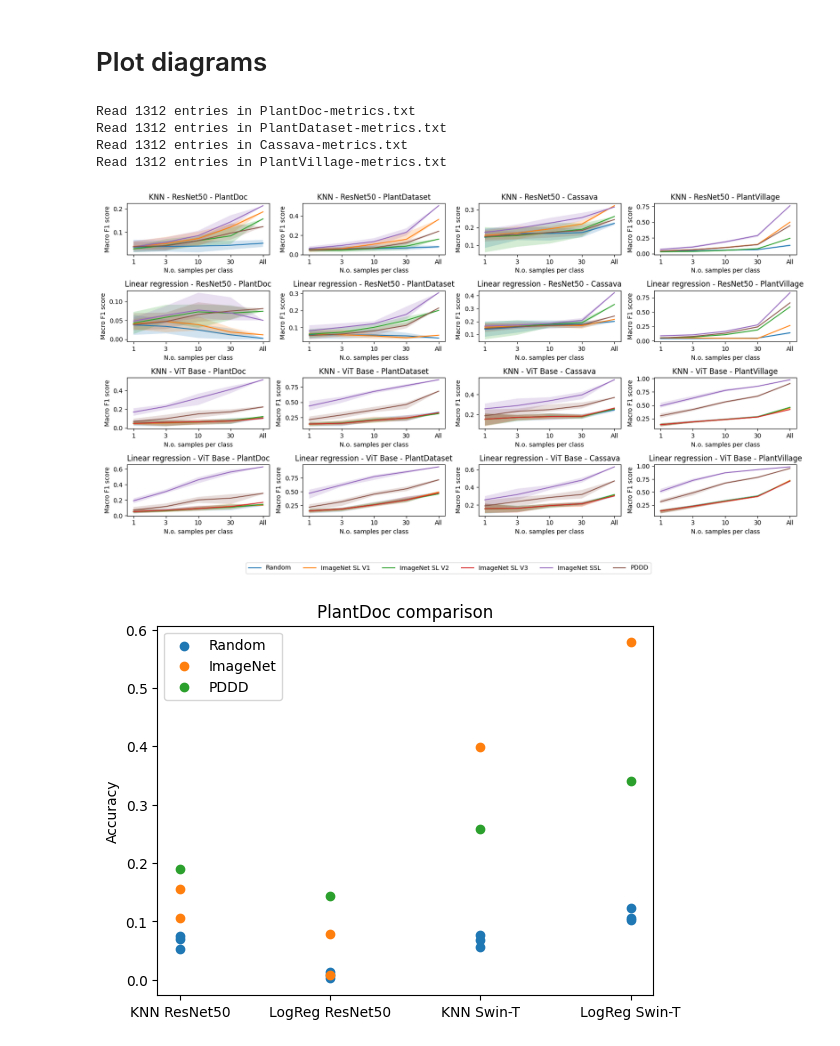
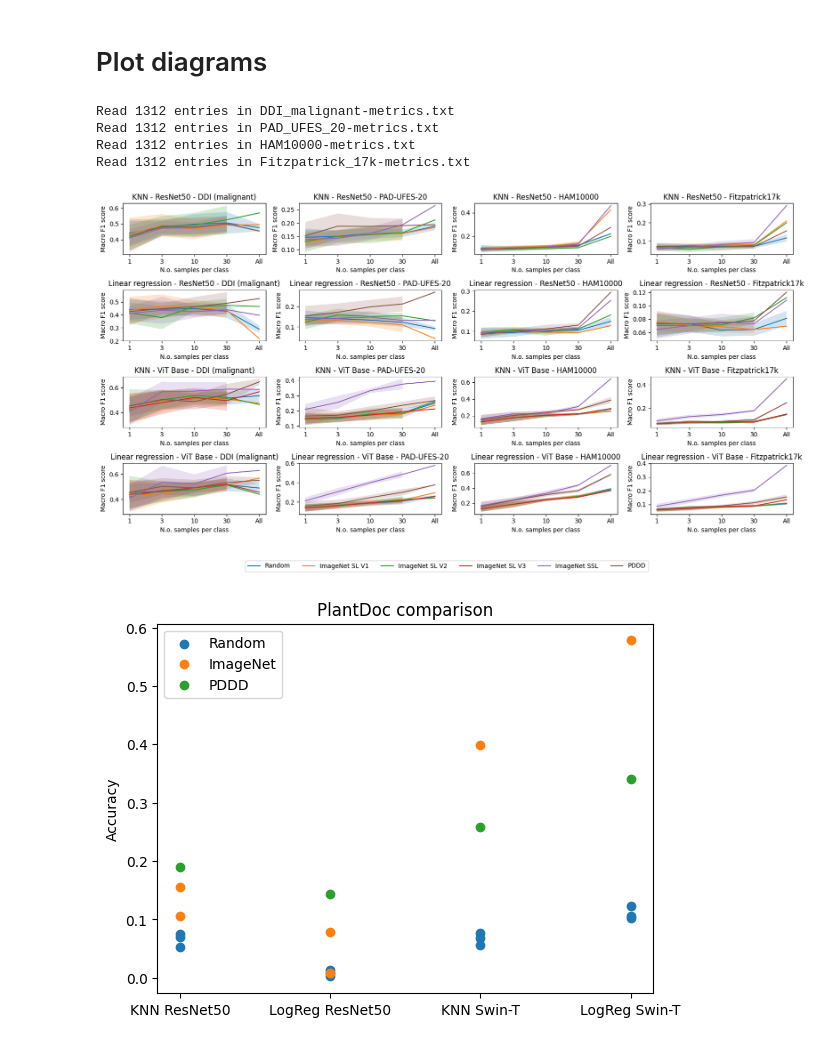
Before and after one commit to AlexanderPeter/thesis, a Jupyter notebook: code/19_plot_diagrams.ipynb, the cells around one changed output. Drawn from its saved outputs; the diff is of its cells as text; code cells hidden in the pictures.

Commit message:
add derma metrics

```diff
--- a/code/19_plot_diagrams.ipynb
+++ b/code/19_plot_diagrams.ipynb
@@ -32,10 +32,14 @@ model_configs = {
 }
 dataset_configs = {
     # "Cassava mini": r"Cassava_Mini-", #
-    "PlantDoc": r"PlantDoc-",  #
-    "PlantDataset": r"PlantDataset-",  #
-    "Cassava": r"Cassava-",  #
-    "PlantVillage": r"PlantVillage-",  #
+    # "PlantDoc": r"PlantDoc-",  #
+    # "PlantDataset": r"PlantDataset-",  #
+    # "Cassava": r"Cassava-",  #
+    # "PlantVillage": r"PlantVillage-",  #
+    "DDI (malignant)": r"DDI_malignant-",
+    "PAD-UFES-20": r"PAD_UFES_20-",
+    "HAM10000": r"HAM10000-",
+    "Fitzpatrick17k": r"Fitzpatrick_17k-"
 }
 # %%
 def number_to_string(value):
@@ -98,45 +102,45 @@ for column, dataset_key in enumerate(dataset_configs):
                 row = row_1 * len(model_configs) + row_2
 
                 df_val = df_model.groupby(["number_of_samples"]).agg(
-                    {"f1_macro": ["mean", "min", "max"]}
+                    {"f1_macro": ["mean", "std"]}
                 )
                 df_val.columns = df_val.columns.droplevel(0)
                 df_val = df_val.reset_index()
                 df_val.set_index("number_of_samples", inplace=True)
                 df_val = df_val.reindex(index=x_value_order)
 
                 ax[row][column].fill_between(
-                    df_val.index, df_val["min"], df_val["max"], alpha=0.2
+                    df_val.index, df_val["mean"] - df_val["std"], df_val["mean"] + df_val["std"], alpha=0.2
                 )
                 # ax[row][column].plot(df_val["mean"], linestyle='dashed',label=label) # ,label=[label]
                 df_val.plot.line(
                     ax=ax[row][column],
                     y=["mean"],
                     # x=["number_of_samples"], NOTE: index is x-axis as default
                     label=[label],
                 )
 
                 # ax[row][column].set_ylim([0, 0.6])
                 ax[row][column].set_title(f"{model_key} - {arch_key} - {dataset_key}")
                 ax[row][column].set_ylabel(y_axis_title)
                 ax[row][column].set_xlabel(x_axis_title)
                 ax[row][column].get_legend().remove()
 
 # lines_labels = [ax.get_legend_handles_labels() for ax in fig.axes]
 lines_labels = [fig.axes[0].get_legend_handles_labels()]
 lines, labels = [sum(lol, []) for lol in zip(*lines_labels)]
 fig.tight_layout()
 # fig.legend(lines, labels, loc='lower center', ncol=4)
 fig.legend(
     lines, labels, loc="upper center", bbox_to_anchor=(0.5, -0.05), ncol=len(labels)
 )
 plt.show()
 # %% [output]
-Read 1312 entries in PlantDoc-metrics.txt
-Read 1312 entries in PlantDataset-metrics.txt
-Read 1312 entries in Cassava-metrics.txt
-Read 1312 entries in PlantVillage-metrics.txt
+Read 1312 entries in DDI_malignant-metrics.txt
+Read 1312 entries in PAD_UFES_20-metrics.txt
+Read 1312 entries in HAM10000-metrics.txt
+Read 1312 entries in Fitzpatrick_17k-metrics.txt
-[figure, old version]
+[figure, new version]
 # %%
 # ResNet Random_19 (K=1): 0.07036247334754797
 # ResNet Random_20 (K=1): 0.053304904051172705
```
Also changed, not shown: 10 other files.
